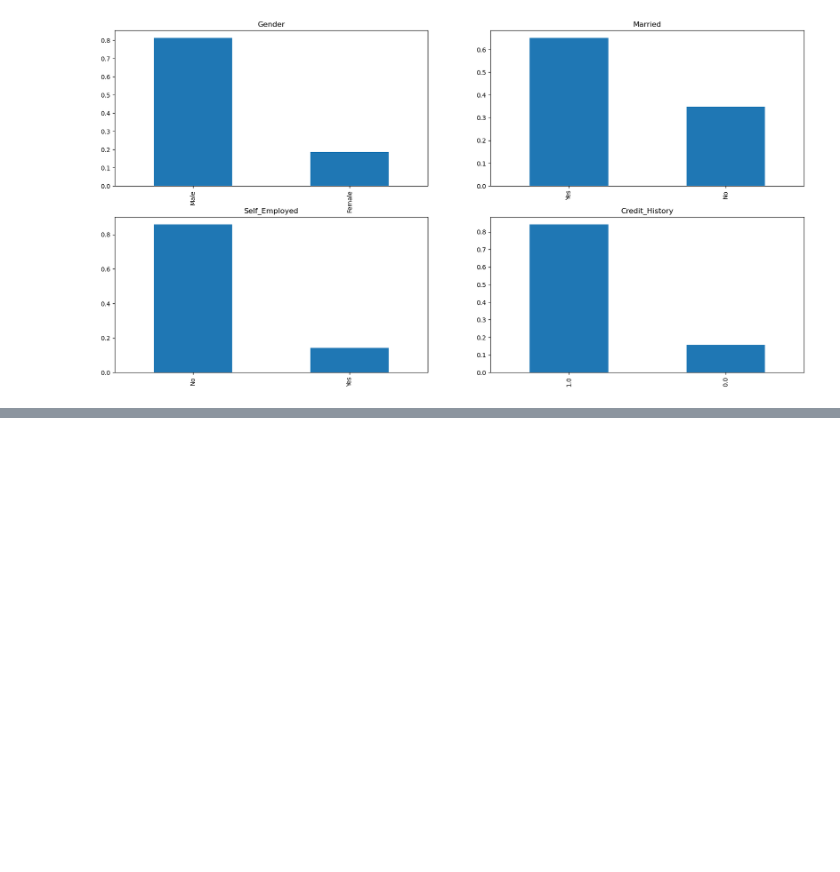
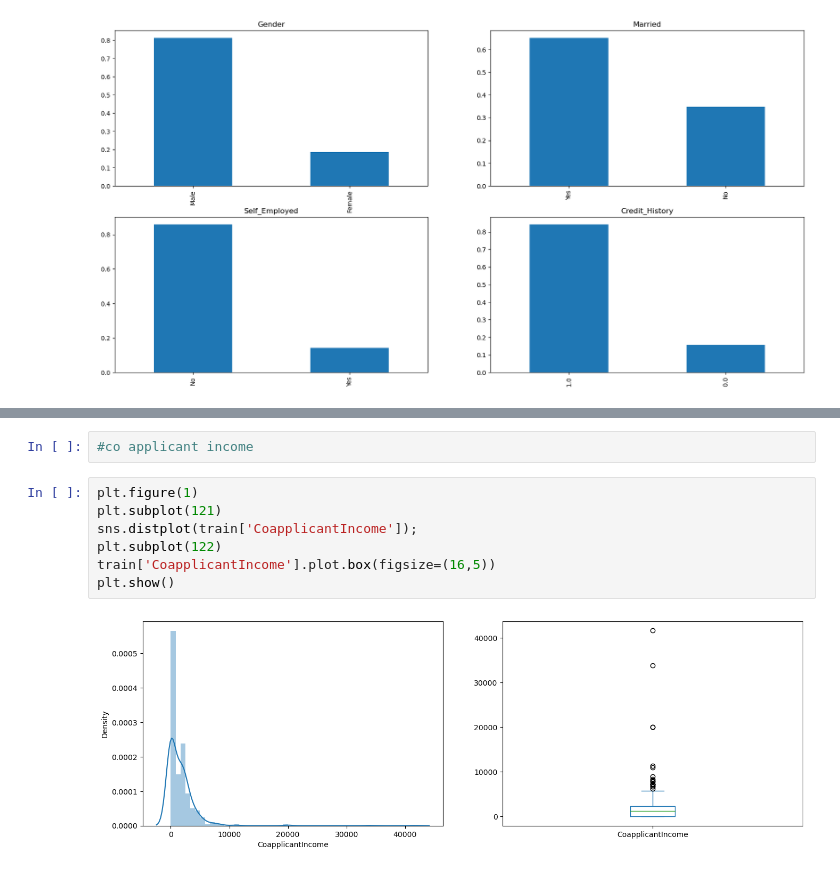
Before and after one commit to sreejayans/ictk, a Jupyter notebook: loan prediction practice .ipynb, the cells around one changed output, grey strips where cells are left out. Drawn from its saved outputs; the diff is of its cells as text; blank space fills up the shorter version.

```diff
--- a/loan prediction practice .ipynb
+++ b/loan prediction practice .ipynb
@@ -134,0 +173,11 @@ train['Credit_History'].value_counts(normalize=True).plot.bar(title='Credit_Hist
+# %%
+#co applicant income
+# %%
+plt.figure(1)
+plt.subplot(121)
+sns.distplot(train['CoapplicantIncome']);
+plt.subplot(122)
+train['CoapplicantIncome'].plot.box(figsize=(16,5))
+plt.show()
+# %% [output]
+[figure, added]
```
Also changed, not shown: parts of 42 cells of this notebook.
